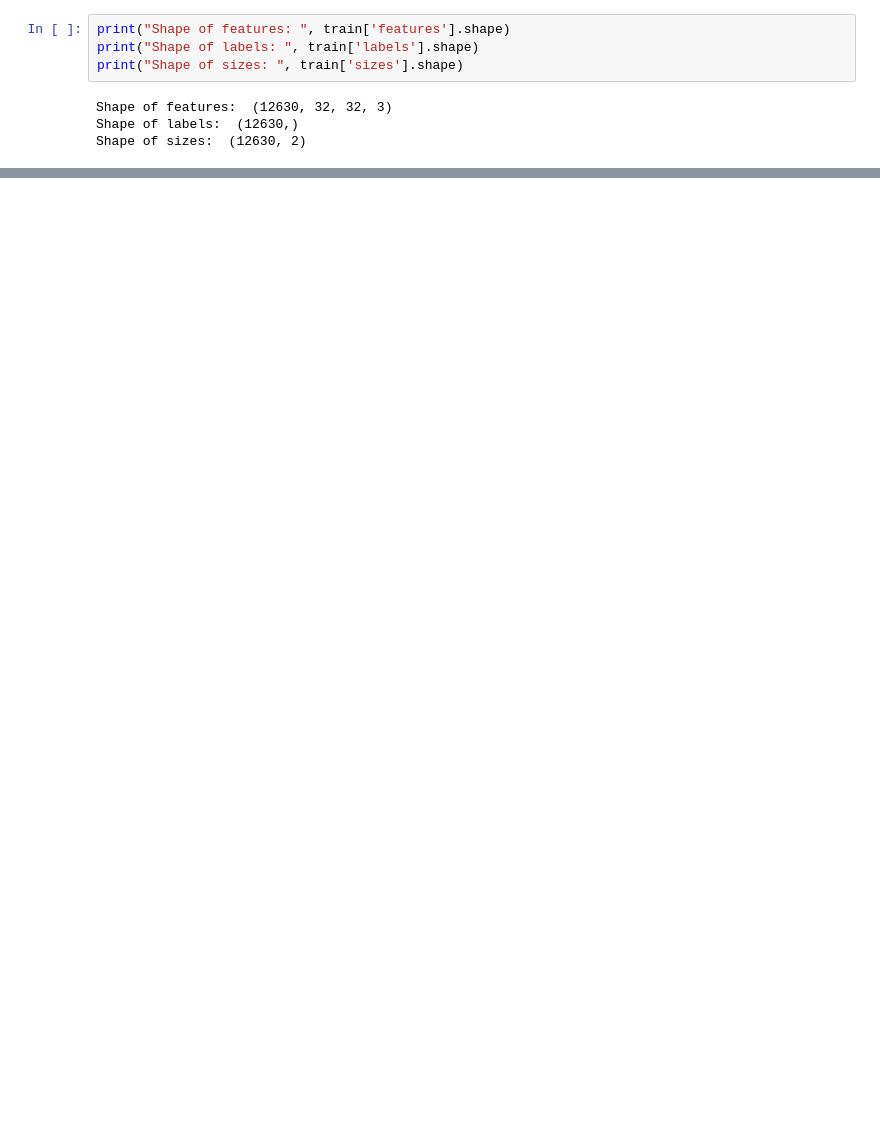
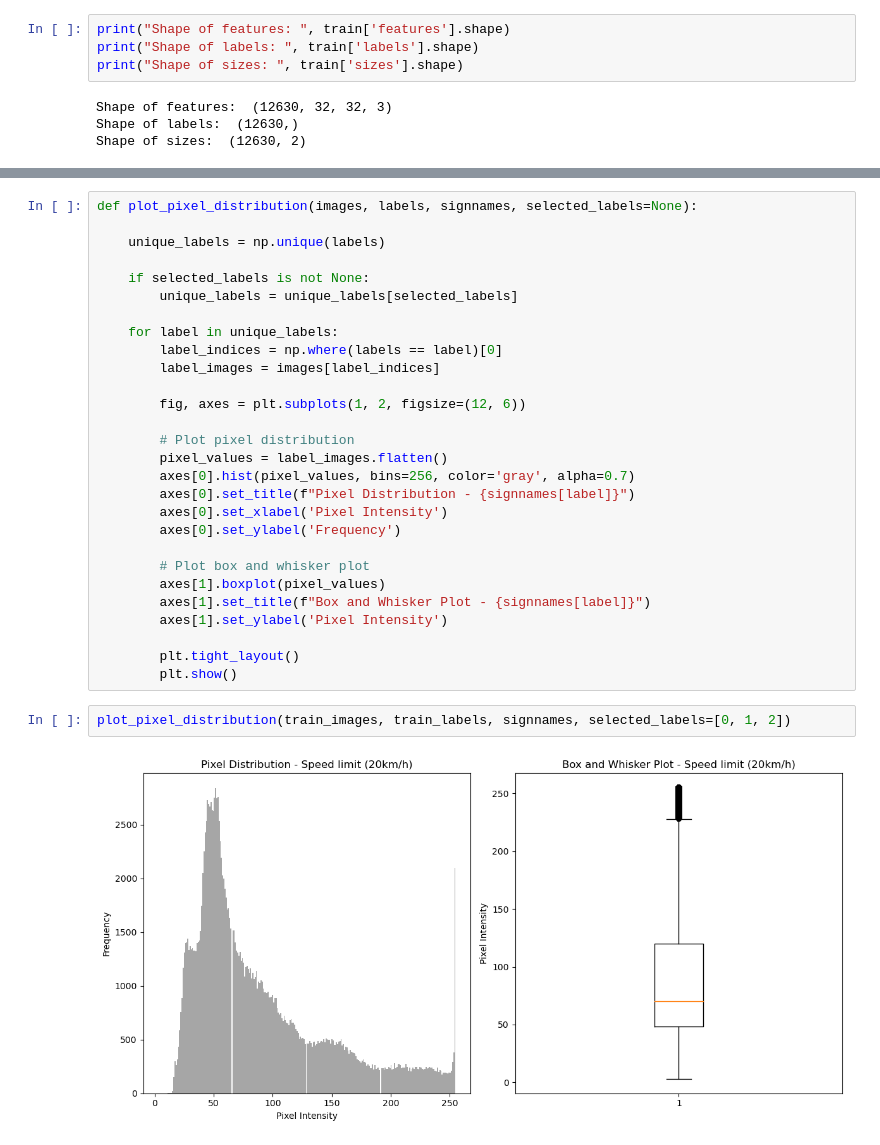
Before and after one commit to sjmfirestone/comp-4449-midterm-rtfs, a Jupyter notebook: main.ipynb, the cells around one changed output, grey strips where cells are left out. Cells and saved outputs as stored; diff of their text form; blank space fills up the shorter version.

```diff
--- a/main.ipynb
+++ b/main.ipynb
@@ -297,0 +235,32 @@ Normalized grayscale image
+# %%
+def plot_pixel_distribution(images, labels, signnames, selected_labels=None):
+
+    unique_labels = np.unique(labels)
+
+    if selected_labels is not None:
+        unique_labels = unique_labels[selected_labels]
+
+    for label in unique_labels:
+        label_indices = np.where(labels == label)[0]
+        label_images = images[label_indices]
+
+        fig, axes = plt.subplots(1, 2, figsize=(12, 6))
+
+        # Plot pixel distribution
+        pixel_values = label_images.flatten()
+        axes[0].hist(pixel_values, bins=256, color='gray', alpha=0.7)
+        axes[0].set_title(f"Pixel Distribution - {signnames[label]}")
+        axes[0].set_xlabel('Pixel Intensity')
+        axes[0].set_ylabel('Frequency')
+
+        # Plot box and whisker plot
+        axes[1].boxplot(pixel_values)
+        axes[1].set_title(f"Box and Whisker Plot - {signnames[label]}")
+        axes[1].set_ylabel('Pixel Intensity')
+
+        plt.tight_layout()
+        plt.show()
+# %%
+plot_pixel_distribution(train_images, train_labels, signnames, selected_labels=[0, 1, 2])
+# %% [output]
+[figure, added]
```
Also changed, not shown: parts of 65 cells of this notebook.
